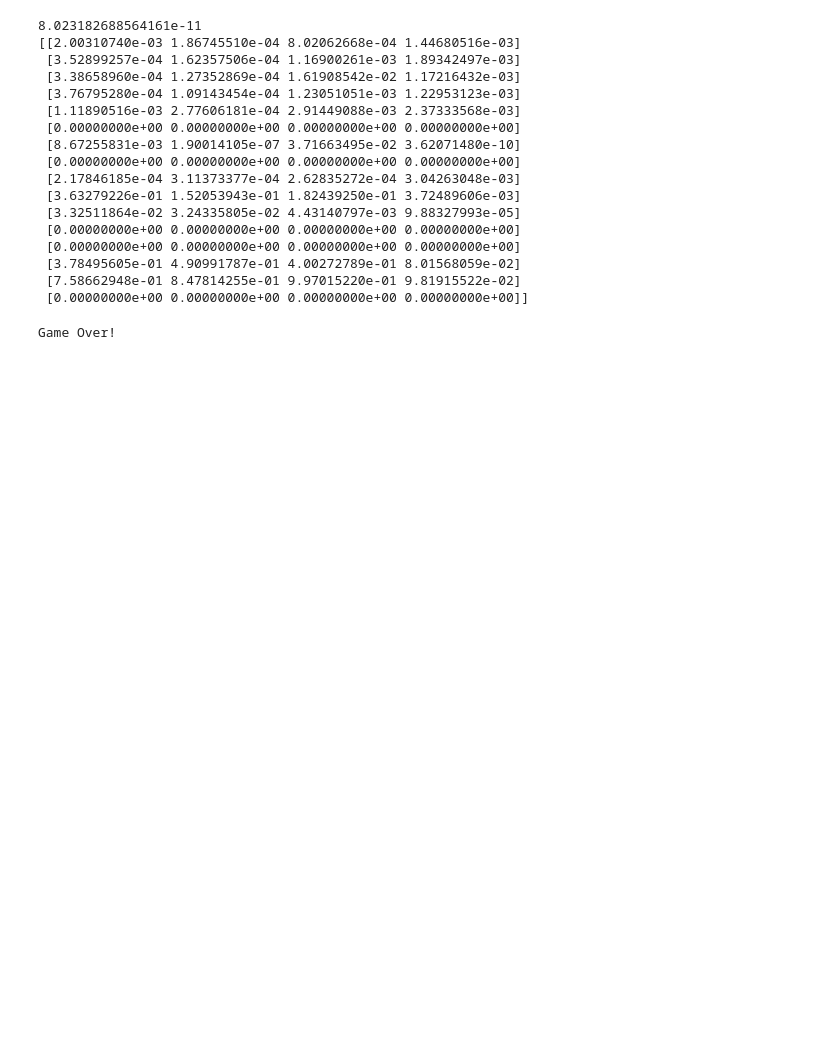
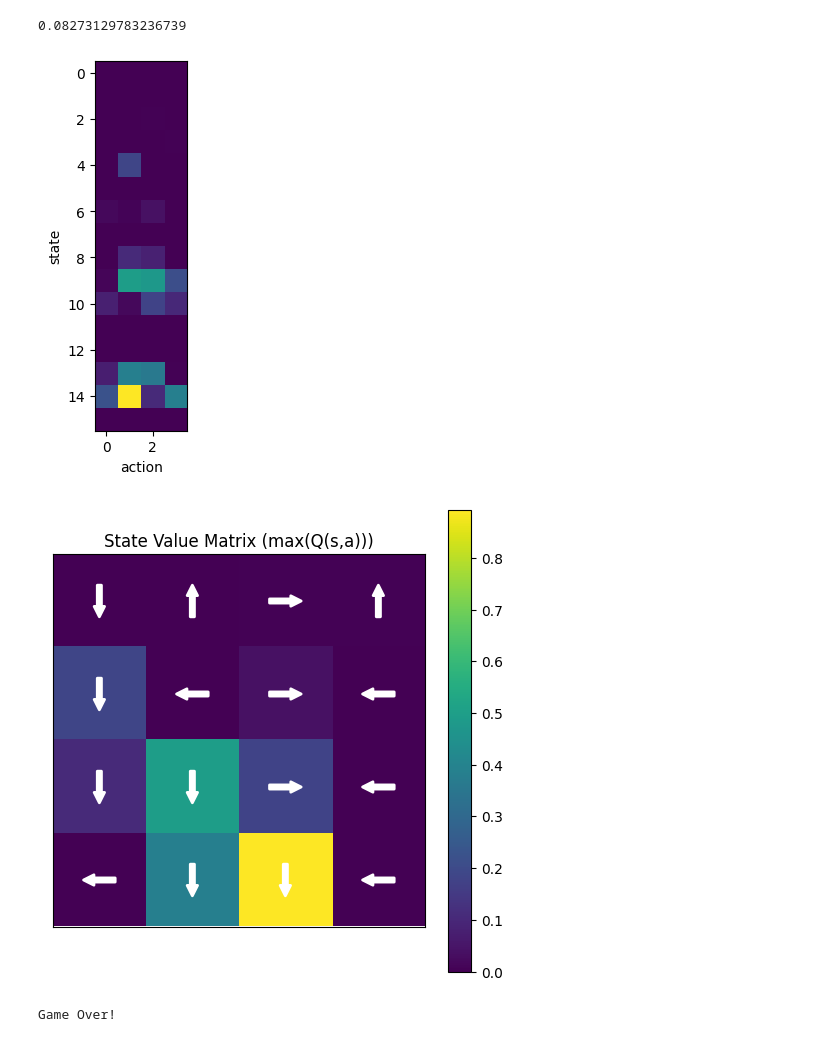
Before and after one commit to Apollo1840/Reinforcement-Learning-Tech, a Jupyter notebook: SARSA_simple.ipynb, the cells around one changed output. Cells and saved outputs as stored; diff of their text form; code cells hidden in the pictures; blank space fills up the shorter version.

```diff
--- a/SARSA_simple.ipynb
+++ b/SARSA_simple.ipynb
@@ -15,24 +16,14 @@ total_rewards = play.run(num_episodes=100, is_render=False, verbose=False)
-# %%
-print(strategy.exploration_rate)
-print(strategy.state_action_matrix)
-# %% [output]
-8.023182688564161e-11
-[[2.00310740e-03 1.86745510e-04 8.02062668e-04 1.44680516e-03]
- [3.52899257e-04 1.62357506e-04 1.16900261e-03 1.89342497e-03]
- [3.38658960e-04 1.27352869e-04 1.61908542e-02 1.17216432e-03]
- [3.76795280e-04 1.09143454e-04 1.23051051e-03 1.22953123e-03]
- [1.11890516e-03 2.77606181e-04 2.91449088e-03 2.37333568e-03]
- [0.00000000e+00 0.00000000e+00 0.00000000e+00 0.00000000e+00]
- [8.67255831e-03 1.90014105e-07 3.71663495e-02 3.62071480e-10]
- [0.00000000e+00 0.00000000e+00 0.00000000e+00 0.00000000e+00]
- [2.17846185e-04 3.11373377e-04 2.62835272e-04 3.04263048e-03]
- [3.63279226e-01 1.52053943e-01 1.82439250e-01 3.72489606e-03]
- [3.32511864e-02 3.24335805e-02 4.43140797e-03 9.88327993e-05]
- [0.00000000e+00 0.00000000e+00 0.00000000e+00 0.00000000e+00]
- [0.00000000e+00 0.00000000e+00 0.00000000e+00 0.00000000e+00]
- [3.78495605e-01 4.90991787e-01 4.00272789e-01 8.01568059e-02]
- [7.58662948e-01 8.47814255e-01 9.97015220e-01 9.81915522e-02]
- [0.00000000e+00 0.00000000e+00 0.00000000e+00 0.00000000e+00]]
+# %%
+print(strategy.exploration_rate)
+strategy.show_state_action_matrix()
+
+fig, ax = plt.subplots(figsize=(6, 6))  # Create a single plot
+env.render_state_action_matrix(ax, strategy.state_action_matrix, grid_size=4)  # Use the function to plot
+plt.show()  # Display the plot
+# %% [output]
+0.08273129783236739
+[figure, added]
+[figure, added]
 # %%
 play.showcase()
 # %% [output]
```
Also changed, not shown: parts of 5 cells of this notebook, 3 other files.
